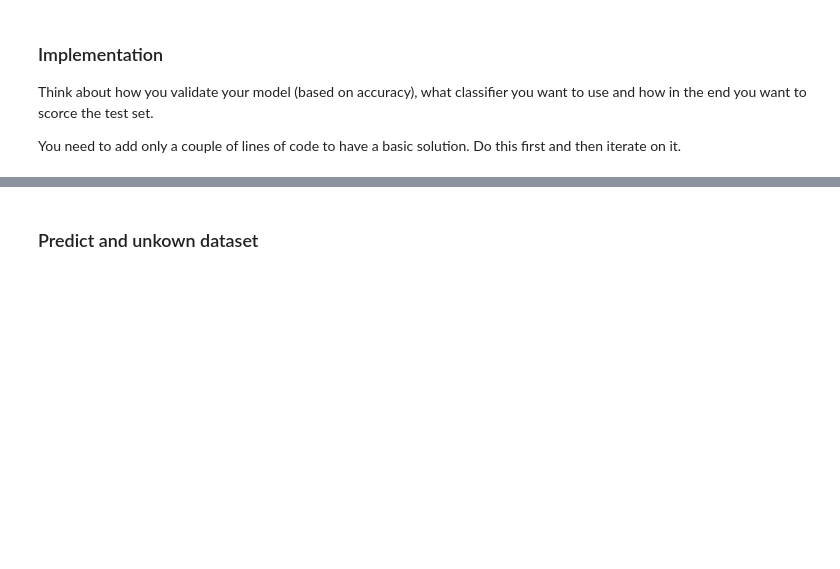
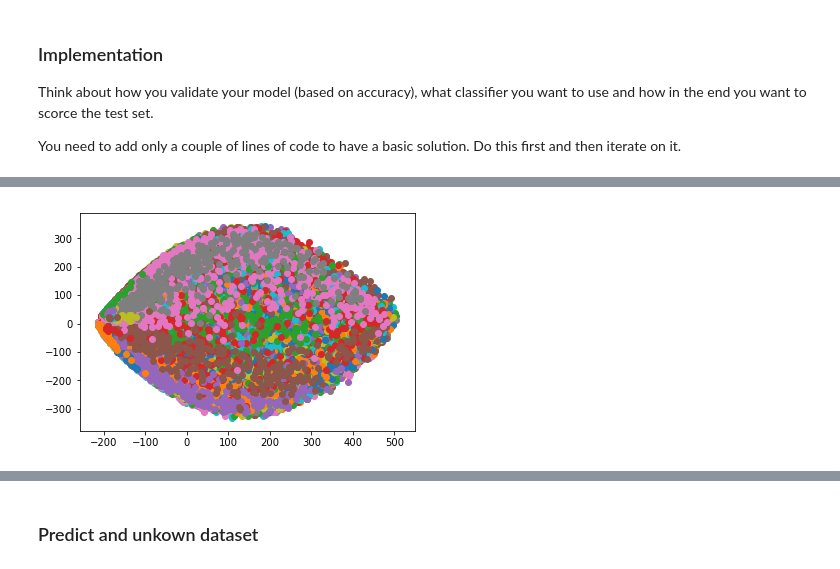
Before and after one commit to julcsii/wifi-localization, a Jupyter notebook: Data Science Task .ipynb, the cells around one changed output, grey strips where cells are left out. Cells and saved outputs as stored; diff of their text form; code cells hidden in the pictures; blank space fills up the shorter version.

```diff
--- a/Data Science Task .ipynb
+++ b/Data Science Task .ipynb
@@ -93,0 +125,12 @@ You need to add only a couple of lines of code to have a basic solution. Do this
+# %%
+#visualization cont'd
+pca = PCA(n_components=2)
+X_red = pca.fit(x_train).transform(x_train)
+
+target_names = y_train.unique()
+plt.figure()
+for target_name in target_names:
+    plt.scatter(X_red[y_train == target_name, 0], X_red[y_train == target_name, 1],
+                label=target_name)
+# %% [output]
+[figure, added]
```
Also changed, not shown: parts of 12 cells of this notebook, 1 other file.
